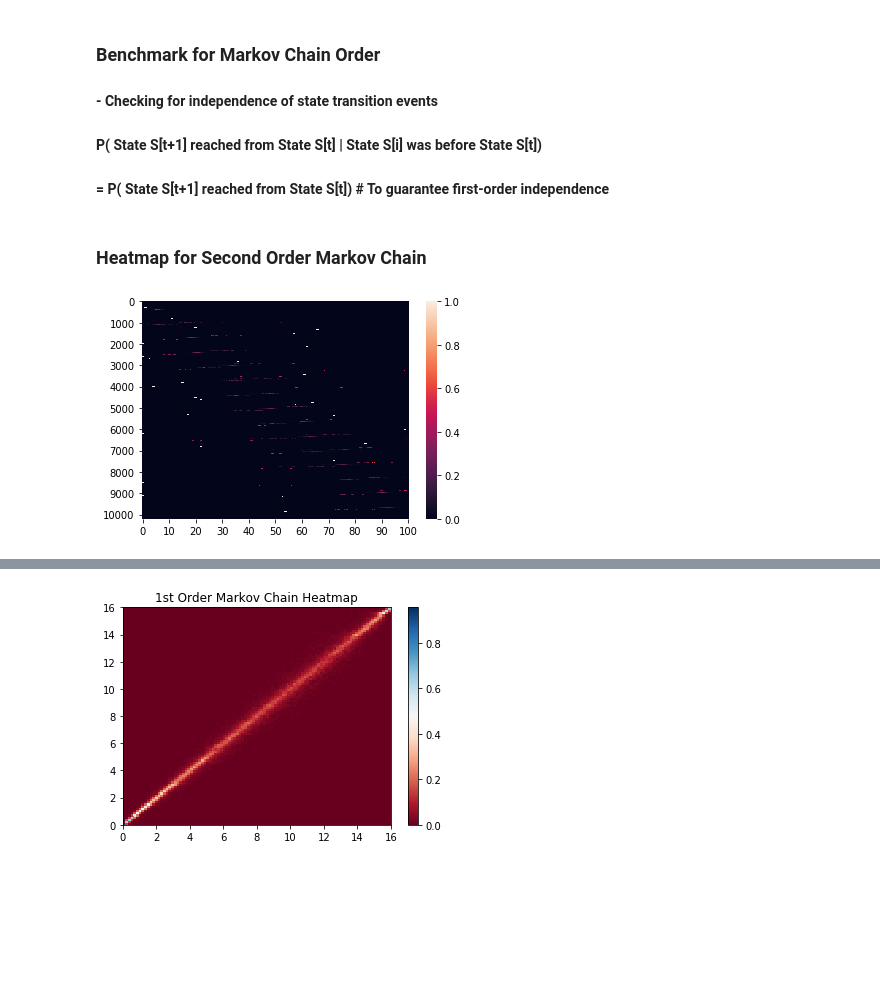
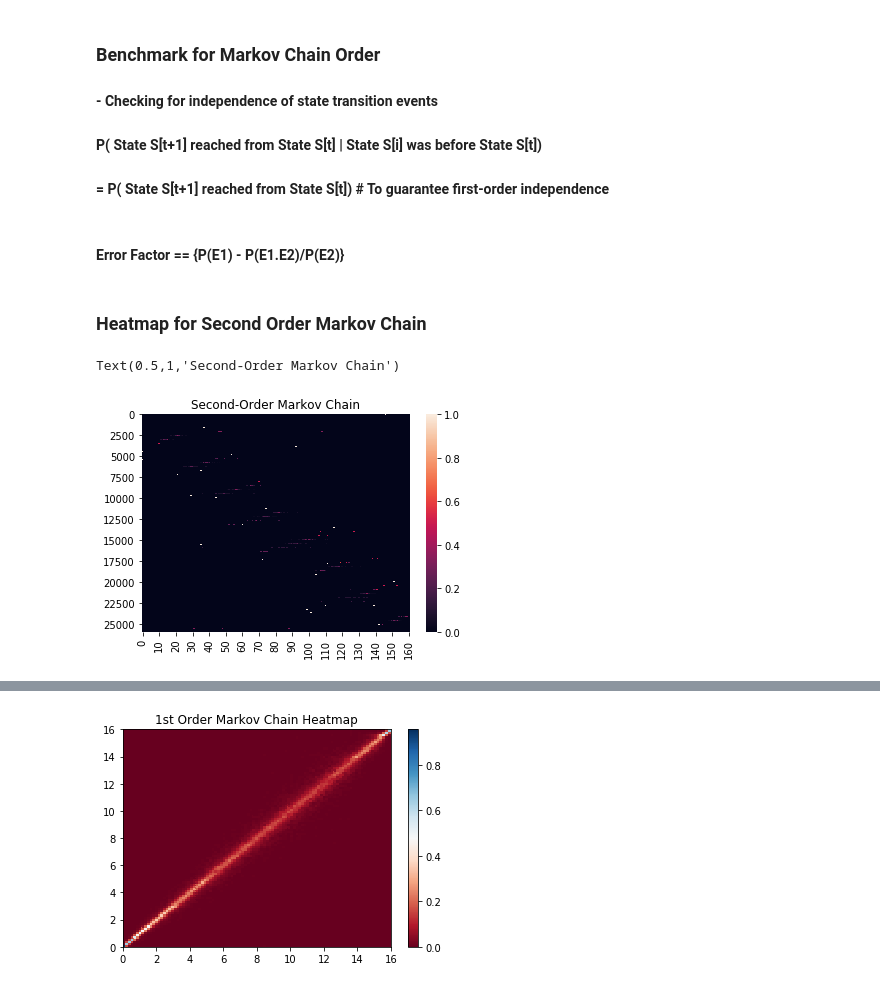
Before and after one commit to divyam-khandelwal/Thesis-Wind-Power-Prediction-Model, a Jupyter notebook: Wind Data Analysis.ipynb, the cells around one changed output, grey strips where cells are left out. Drawn from its saved outputs; the diff is of its cells as text; code cells hidden in the pictures; blank space fills up the shorter version.

```diff
--- a/Wind Data Analysis.ipynb
+++ b/Wind Data Analysis.ipynb
@@ -16,7 +16,7 @@ data = pd.read_csv("test_data_single_site.csv", sep=',', skiprows=4, names=heade
 # %% [markdown]
 ### Construct transition matrix based on required resolution
 # %%
-req_resolution = 0.001 # in (MW)
+req_resolution = 0.1 # in (MW)
 
 max_wind_power = data['Power'].max()
 min_wind_power = data['Power'].min()
@@ -86,3 +97,5 @@ for index, row in data.iterrows():
     latest_power_val = row['Power']
 
 num_data_points = data['Power'].count()
+# %% [markdown]
+#### Error Factor == {P(E1) - P(E1.E2)/P(E2)}
@@ -89,7 +129,7 @@ num_data_points = data['Power'].count()
 # %% [markdown]
 ### Heatmap for Second Order Markov Chain
 # %%
-# # Normalise each row of transition matrix
+# Normalise each row of transition matrix
 
 for index, row in enumerate(second_order_transition_mtx):
     sum = 0
@@ -111,32 +151,34 @@ for index, row in enumerate(second_order_transition_mtx):
 
 # fig, ax = plt.subplots()
 
 # c = ax.pcolormesh(x, y, z, cmap='RdBu', vmin=z_min, vmax=z_max)
 # ax.set_title('1st Order Markov Chain Heatmap')
 # # set the limits of the plot to the limits of the data
 # ax.axis([x.min(), x.max(), y.min(), y.max()])
 # fig.colorbar(c, ax=ax)
 
 # plt.show()
 
 # # Heatmap alternative plot
 # plt.imshow(second_order_transition_mtx, cmap='hot', interpolation='nearest')
 # plt.autoscale(enable=True, axis='x', tight=True)
 # plt.axis('tight')
 # plt.show()
 # plt.axes.Axes.set_xscale(1, 'linear')
 
-ax = seaborn.heatmap(second_order_transition_mtx, xticklabels=10, yticklabels=1000)
+ax = seaborn.heatmap(second_order_transition_mtx, xticklabels=10, yticklabels=2500)
+ax.set_title('Second-Order Markov Chain')
 
 # numpy_transition_mtx = np.array(second_order_transition_mtx)
 
 # num_plots = 0
 # for index in range(len(second_order_transition_mtx)):
 #     plt.plot(numpy_transition_mtx[index,:])
 #     num_plots += 1
 #     if num_plots == 50:
 #         break
 # plt.title("Probability Distributions of Bins")
 # plt.show()
 # %% [output]
+Text(0.5,1,'Second-Order Markov Chain')
-[figure, old version]
+[figure, new version]
```
Also changed, not shown: parts of 5 cells of this notebook.
